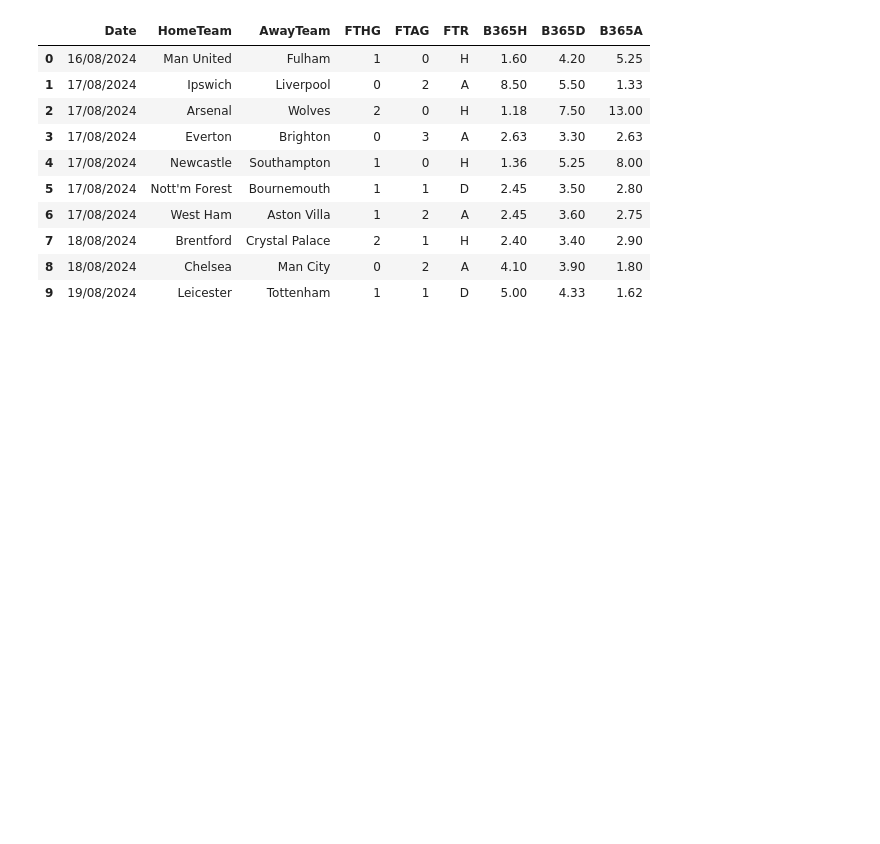
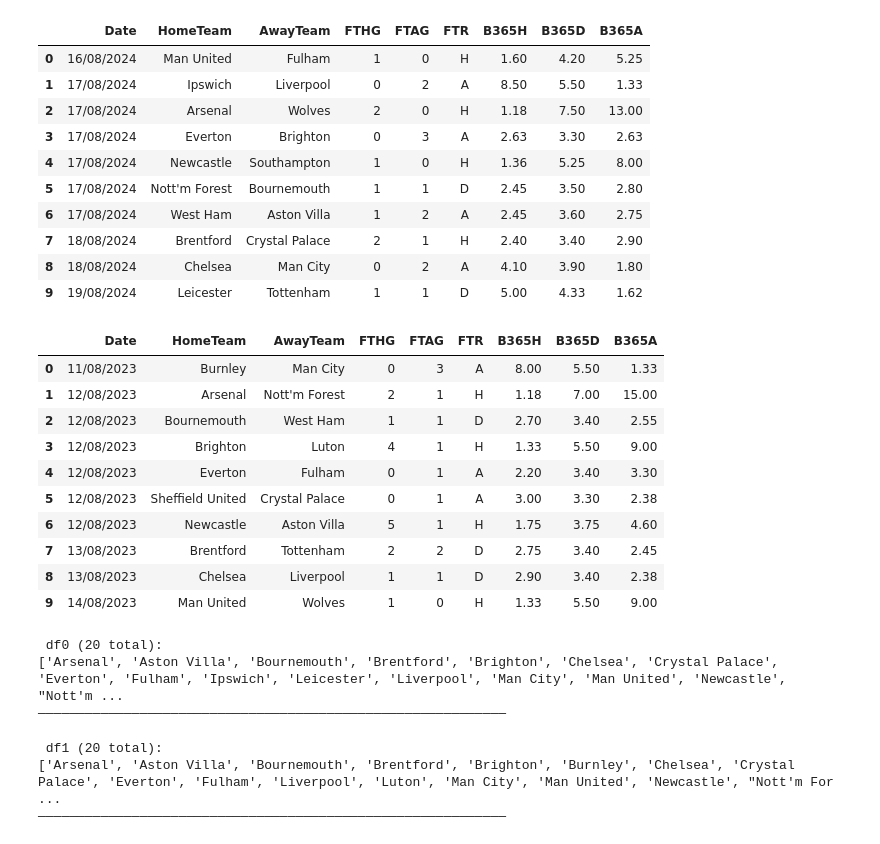
Before and after one commit to Pixiedust3/premierleagueprediction, a Jupyter notebook: visiting/plp.ipynb, the cells around one changed output. Cells and saved outputs as stored; diff of their text form; code cells hidden in the pictures; blank space fills up the shorter version.

Commit message:
unique identified

```diff
--- a/visiting/plp.ipynb
+++ b/visiting/plp.ipynb
@@ -204,3 +204,41 @@ display(df_clean.head(10))
 | 7 | 18/08/2024 | Brentford | Crystal Palace | 2 | 1 | H | 2.40 | 3.40 | 2.90 |
 | 8 | 18/08/2024 | Chelsea | Man City | 0 | 2 | A | 4.10 | 3.90 | 1.80 |
 | 9 | 19/08/2024 | Leicester | Tottenham | 1 | 1 | D | 5.00 | 4.33 | 1.62 |
+# %%
+df_clean = df1[available_cols]
+display(df_clean.head(10))
+# %% [output]
+|  | Date | HomeTeam | AwayTeam | FTHG | FTAG | FTR | B365H | B365D | B365A |
+| 0 | 11/08/2023 | Burnley | Man City | 0 | 3 | A | 8.00 | 5.50 | 1.33 |
+| 1 | 12/08/2023 | Arsenal | Nott'm Forest | 2 | 1 | H | 1.18 | 7.00 | 15.00 |
+| 2 | 12/08/2023 | Bournemouth | West Ham | 1 | 1 | D | 2.70 | 3.40 | 2.55 |
+| 3 | 12/08/2023 | Brighton | Luton | 4 | 1 | H | 1.33 | 5.50 | 9.00 |
+| 4 | 12/08/2023 | Everton | Fulham | 0 | 1 | A | 2.20 | 3.40 | 3.30 |
+| 5 | 12/08/2023 | Sheffield United | Crystal Palace | 0 | 1 | A | 3.00 | 3.30 | 2.38 |
+| 6 | 12/08/2023 | Newcastle | Aston Villa | 5 | 1 | H | 1.75 | 3.75 | 4.60 |
+| 7 | 13/08/2023 | Brentford | Tottenham | 2 | 2 | D | 2.75 | 3.40 | 2.45 |
+| 8 | 13/08/2023 | Chelsea | Liverpool | 1 | 1 | D | 2.90 | 3.40 | 2.38 |
+| 9 | 14/08/2023 | Man United | Wolves | 1 | 0 | H | 1.33 | 5.50 | 9.00 |
+# %%
+
+def list_unique_teams(df, name='df'):
+    home_teams = set(df['HomeTeam'].dropna().unique())
+    away_teams = set(df['AwayTeam'].dropna().unique())
+    all_teams = sorted(home_teams.union(away_teams))
+
+    print(f" {name} ({len(all_teams)} total):")
+    print(all_teams)
+    print("—" * 60)
+
+
+list_unique_teams(df0, 'df0')
+# %% [output]
+ df0 (20 total):
+['Arsenal', 'Aston Villa', 'Bournemouth', 'Brentford', 'Brighton', 'Chelsea', 'Crystal Palace', 'Everton', 'Fulham', 'Ipswich', 'Leicester', 'Liverpool', 'Man City', 'Man United', 'Newcastle', "Nott'm ...
+————————————————————————————————————————————————————————————
+# %%
+list_unique_teams(df1,'df1')
+# %% [output]
+ df1 (20 total):
+['Arsenal', 'Aston Villa', 'Bournemouth', 'Brentford', 'Brighton', 'Burnley', 'Chelsea', 'Crystal Palace', 'Everton', 'Fulham', 'Liverpool', 'Luton', 'Man City', 'Man United', 'Newcastle', "Nott'm For ...
+————————————————————————————————————————————————————————————
```
